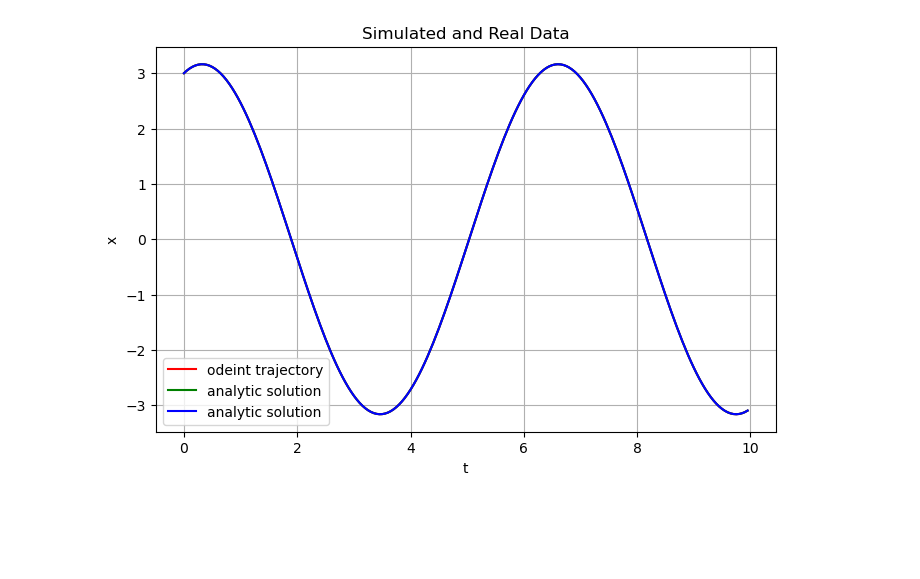
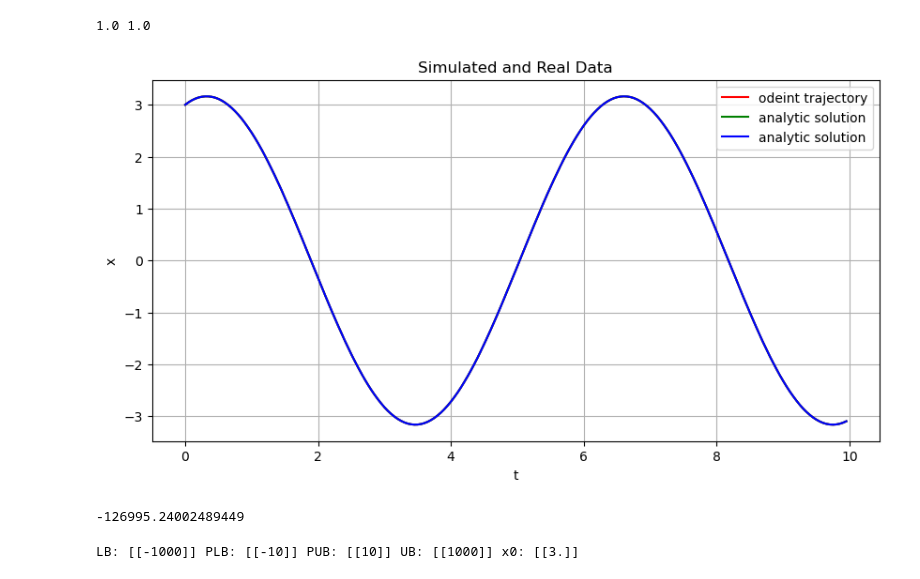
Before and after one commit to valentine-alia/BPE, a Jupyter notebook: do_you_even_SHO_bro.ipynb, the cells around one changed output. Drawn from its saved outputs; the diff is of its cells as text; code cells hidden in the pictures; blank space fills up the shorter version.

```diff
--- a/do_you_even_SHO_bro.ipynb
+++ b/do_you_even_SHO_bro.ipynb
@@ -24,26 +33,49 @@ def analytic_sol_fancy(t,omega0,initial_condition):
 # %%
 initial_condition = [1, 3]
 
 k = 1
 m = 1
 omega0 = np.sqrt(k/m)
 omega0_2 = k/m
+print(omega0,omega0_2)
 t = np.arange(0,10,0.05)
-
+sigma = 0.25
 sol_numerical = odeint(diffyqs, initial_condition, t, args=(omega0_2,)) # pass odeint the differential equation, initial condition, time array, and parameters
 sol_analytic = analytic_sol(t,omega0,initial_condition)
 sol_analytic_fancy = analytic_sol_fancy(t,omega0,initial_condition)
-
+x_true = sol_analytic
 # plot plot plot
-plt.figure(figsize=(8,5))
+plt.figure(figsize=(10,5))
 plt.plot(t,sol_numerical[:,1], label = 'odeint trajectory',c = 'r') # to get the right part of the solution you have to do this weird transpose index thing
 plt.plot(t,sol_analytic, label = "analytic solution", c = 'g')
 plt.plot(t,sol_analytic_fancy, label = "analytic solution", c = 'b')
 plt.title('Simulated and Real Data')
 plt.xlabel('t')
 plt.ylabel('x')
 plt.legend()
 plt.grid()
 plt.show()
 # %% [output]
+1.0 1.0
-[figure, old version]
+[figure, new version]
+# %%
+log_likelihood(0)
+# %% [output]
+-126995.24002489449
+# %%
+D = 1
+
+LB = np.full((1, D), -1000)  # Lower bounds
+UB = np.full((1, D), 1000)  # Upper bounds
+
+PLB = np.copy(LB)
+PUB = np.copy(UB)
+PUB[0][0] =  10
+PLB[0][0] = -10
+
+x0 = 3 * np.ones((1, D))
+
+
+print("LB:",LB,"PLB:",PLB,"PUB:",PUB,"UB:",UB,'x0:',x0)
+# %% [output]
+LB: [[-1000]] PLB: [[-10]] PUB: [[10]] UB: [[1000]] x0: [[3.]]
```
Also changed, not shown: parts of 20 cells of this notebook, 3 other files.
